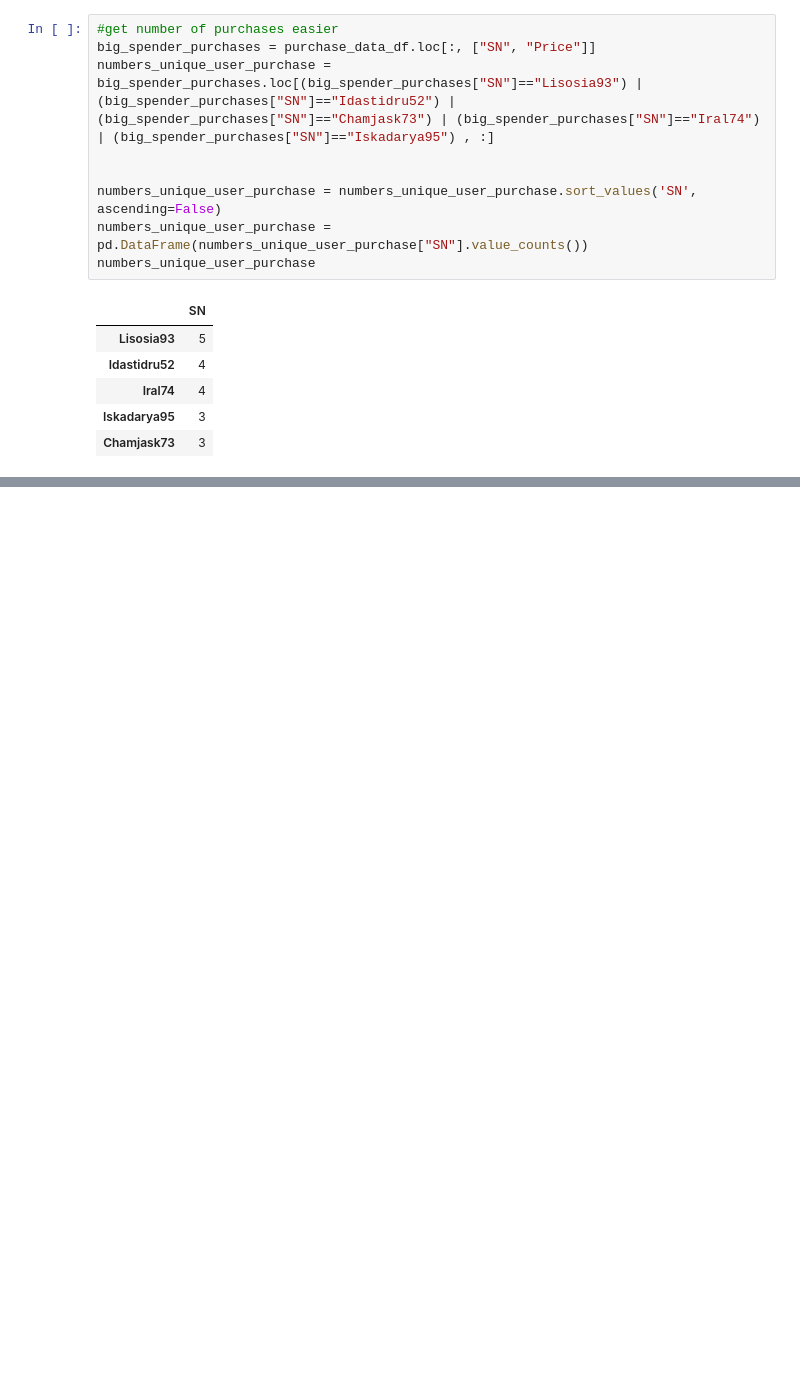
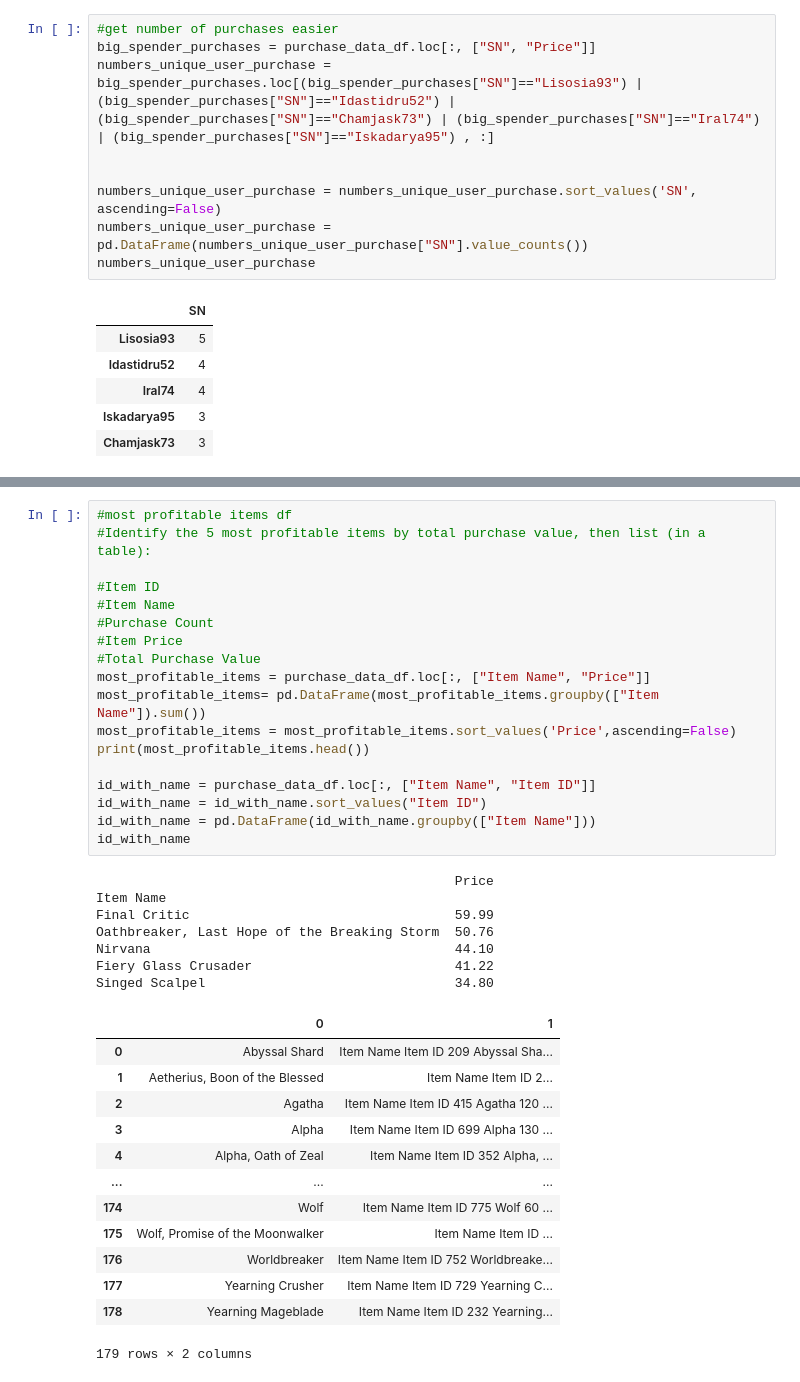
Before and after one commit to efennie/pandas-challenge, a Jupyter notebook: HeroesOfPymoli/main.ipynb, the cells around one changed output, grey strips where cells are left out. Drawn from its saved outputs; the diff is of its cells as text; blank space fills up the shorter version.

```diff
--- a/HeroesOfPymoli/main.ipynb
+++ b/HeroesOfPymoli/main.ipynb
@@ -498,0 +613,39 @@ KeyError: "Passing list-likes to .loc or [] with any missing labels is no longer
+# %%
+#most profitable items df
+#Identify the 5 most profitable items by total purchase value, then list (in a table):
+
+#Item ID
+#Item Name
+#Purchase Count
+#Item Price
+#Total Purchase Value
+most_profitable_items = purchase_data_df.loc[:, ["Item Name", "Price"]]
+most_profitable_items= pd.DataFrame(most_profitable_items.groupby(["Item Name"]).sum())
+most_profitable_items = most_profitable_items.sort_values('Price',ascending=False)
+print(most_profitable_items.head())
+
+id_with_name = purchase_data_df.loc[:, ["Item Name", "Item ID"]]
+id_with_name = id_with_name.sort_values("Item ID")
+id_with_name = pd.DataFrame(id_with_name.groupby(["Item Name"]))
+id_with_name
+# %% [output]
+                                              Price
+Item Name
+Final Critic                                  59.99
+Oathbreaker, Last Hope of the Breaking Storm  50.76
+Nirvana                                       44.10
+Fiery Glass Crusader                          41.22
+Singed Scalpel                                34.80
+|  | 0 | 1 |
+| 0 | Abyssal Shard | Item Name Item ID 209 Abyssal Sha... |
+| 1 | Aetherius, Boon of the Blessed | Item Name Item ID 2... |
+| 2 | Agatha | Item Name Item ID 415 Agatha 120 ... |
+| 3 | Alpha | Item Name Item ID 699 Alpha 130 ... |
+| 4 | Alpha, Oath of Zeal | Item Name Item ID 352 Alpha, ... |
+| ... | ... | ... |
+| 174 | Wolf | Item Name Item ID 775 Wolf 60 ... |
+| 175 | Wolf, Promise of the Moonwalker | Item Name Item ID ... |
+| 176 | Worldbreaker | Item Name Item ID 752 Worldbreake... |
+| 177 | Yearning Crusher | Item Name Item ID 729 Yearning C... |
+| 178 | Yearning Mageblade | Item Name Item ID 232 Yearning... |
+179 rows × 2 columns
```
Also changed, not shown: parts of 13 cells of this notebook.
